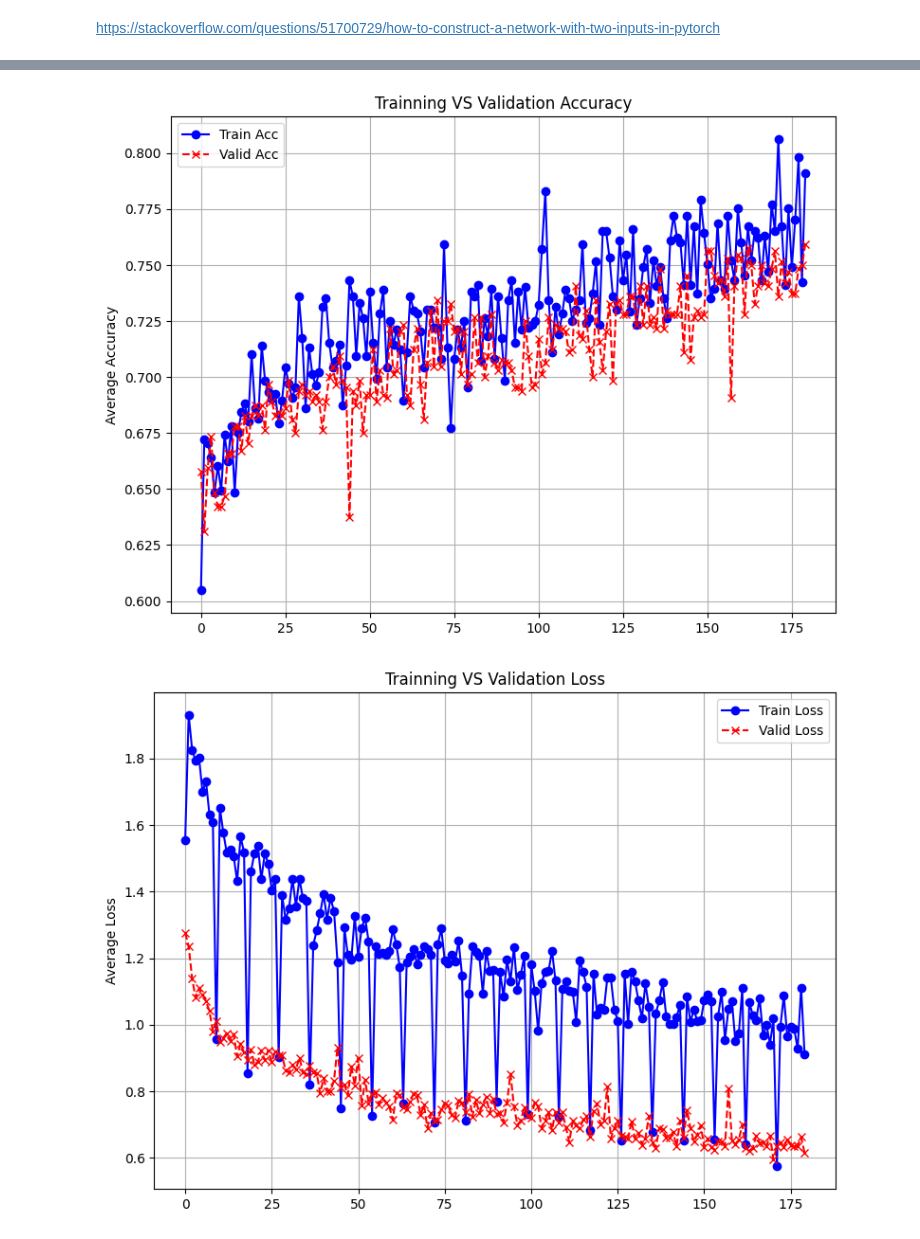
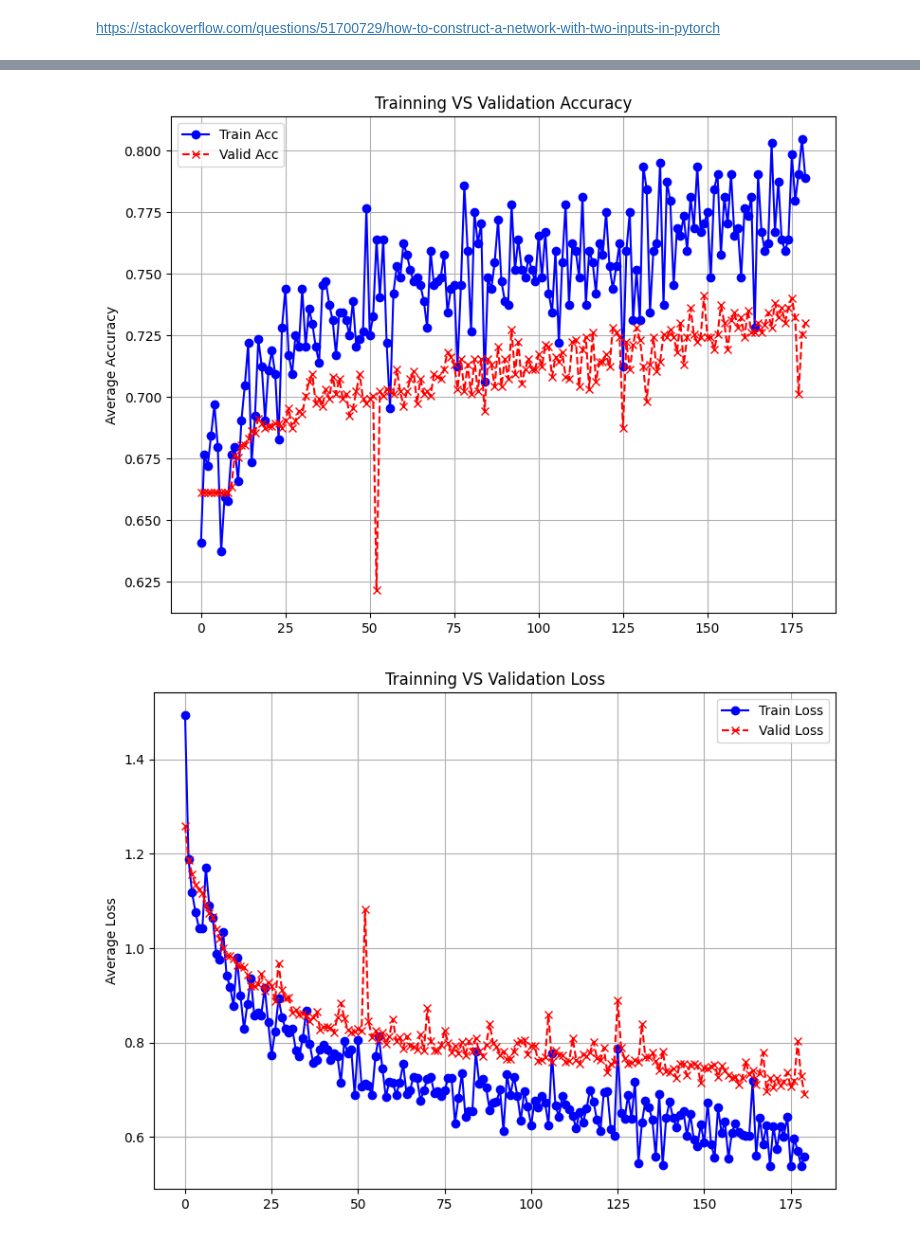
Before and after one commit to manouslinard/datascience-ml-hua, a Jupyter notebook: ML_Assignment2.ipynb, the cells around one changed output, grey strips where cells are left out. Saved outputs shown, nothing was run; the diff lists cells and outputs as text; code cells hidden in the pictures.

Commit message:
all experiments with split_lesion done

```diff
--- a/ML_Assignment2.ipynb
+++ b/ML_Assignment2.ipynb
@@ -448,25 +457,27 @@ device = ("cuda" if torch.cuda.is_available()
           else "mps" if torch.backends.mps.is_available()
           else "cpu")
 
+m, n = 100, 125
 
 transform = transforms.Compose([
-   transforms.Normalize((0.5, 0.5, 0.5), (0.5, 0.5, 0.5))
+    transforms.Resize((m, n), antialias=True),
+    transforms.Normalize((0.5, 0.5, 0.5), (0.5, 0.5, 0.5))
 ])
 
 dataset = MLProject2Dataset(data_dir, transform=transform)
-
-torch.manual_seed(42)
 
 train_size = int(0.6 * len(dataset))
 valid_size = int(0.1 * len(dataset))
 test_size = len(dataset) - train_size - valid_size
 
-train_dataset, valid_dataset, test_dataset = random_split(dataset, [train_size, valid_size, test_size])
+torch.manual_seed(42)
+# train_dataset, valid_dataset, test_dataset = random_split(dataset, [train_size, valid_size, test_size])
+train_dataset, valid_dataset, test_dataset = split_lesion(dataset, train_size, valid_size, test_size)
 
 BATCH_SIZE = 64
 trainloader = DataLoader(train_dataset, batch_size=BATCH_SIZE, shuffle=True)
 valloader = DataLoader(valid_dataset, batch_size=BATCH_SIZE, shuffle=True)
-testloader = DataLoader(test_dataset, batch_size=BATCH_SIZE, shuffle=False)
+testloader = DataLoader(test_dataset, batch_size=BATCH_SIZE, shuffle=True)
 
 net = ComplexModel().to(device)
 loss = nn.CrossEntropyLoss()
@@ -495,12 +539,21 @@ data_transforms = {
     ]),
 }
 
-train_dataset = MLProject2Dataset(data_dir, transform=data_transforms['train'])
-valid_dataset = MLProject2Dataset(data_dir, transform=data_transforms['val'])
+
+dataset = MLProject2Dataset(data_dir, transform=data_transforms['train'])
+
+train_size = int(0.6 * len(dataset))
+valid_size = int(0.1 * len(dataset))
+test_size = len(dataset) - train_size - valid_size
+
+torch.manual_seed(42)
+# train_dataset, valid_dataset, test_dataset = random_split(dataset, [train_size, valid_size, test_size])
+train_dataset, valid_dataset, test_dataset = split_lesion(dataset, train_size, valid_size, test_size, train_trans=data_transforms['train'], test_trans=data_transforms['val'], valid_trans=data_transforms['val'])
 
 BATCH_SIZE = 64
 trainloader = DataLoader(train_dataset, batch_size=BATCH_SIZE, shuffle=True)
 valloader = DataLoader(valid_dataset, batch_size=BATCH_SIZE, shuffle=True)
+testloader = DataLoader(test_dataset, batch_size=BATCH_SIZE, shuffle=True)
 
 net = models.resnet34(weights='DEFAULT').to(device)
 num_ftrs = net.fc.in_features
@@ -680,18 +733,18 @@ transform = transforms.Compose([
 
 dataset = BonusMLProject2Dataset(data_dir, transform=transform)
 
-torch.manual_seed(42)
-
 train_size = int(0.6 * len(dataset))
 valid_size = int(0.1 * len(dataset))
 test_size = len(dataset) - train_size - valid_size
 
-train_dataset, valid_dataset, test_dataset = random_split(dataset, [train_size, valid_size, test_size])
+torch.manual_seed(42)
+# train_dataset, valid_dataset, test_dataset = random_split(dataset, [train_size, valid_size, test_size])
+train_dataset, valid_dataset, test_dataset = split_lesion(dataset, train_size, valid_size, test_size)
 
 BATCH_SIZE = 64
 trainloader = DataLoader(train_dataset, batch_size=BATCH_SIZE, shuffle=True)
 valloader = DataLoader(valid_dataset, batch_size=BATCH_SIZE, shuffle=True)
-testloader = DataLoader(test_dataset, batch_size=BATCH_SIZE, shuffle=False)
+testloader = DataLoader(test_dataset, batch_size=BATCH_SIZE, shuffle=True)
 
 net = BonusModel().to(device)
 loss = nn.CrossEntropyLoss()
@@ -725,3 +778,3 @@ Average val loss: 0.615 | accuracy: 0.759
-[figure, old version]
+[figure, new version]
-[figure, old version]
+[figure, new version]
 ===============
```
Also changed, not shown: parts of 12 cells of this notebook.
